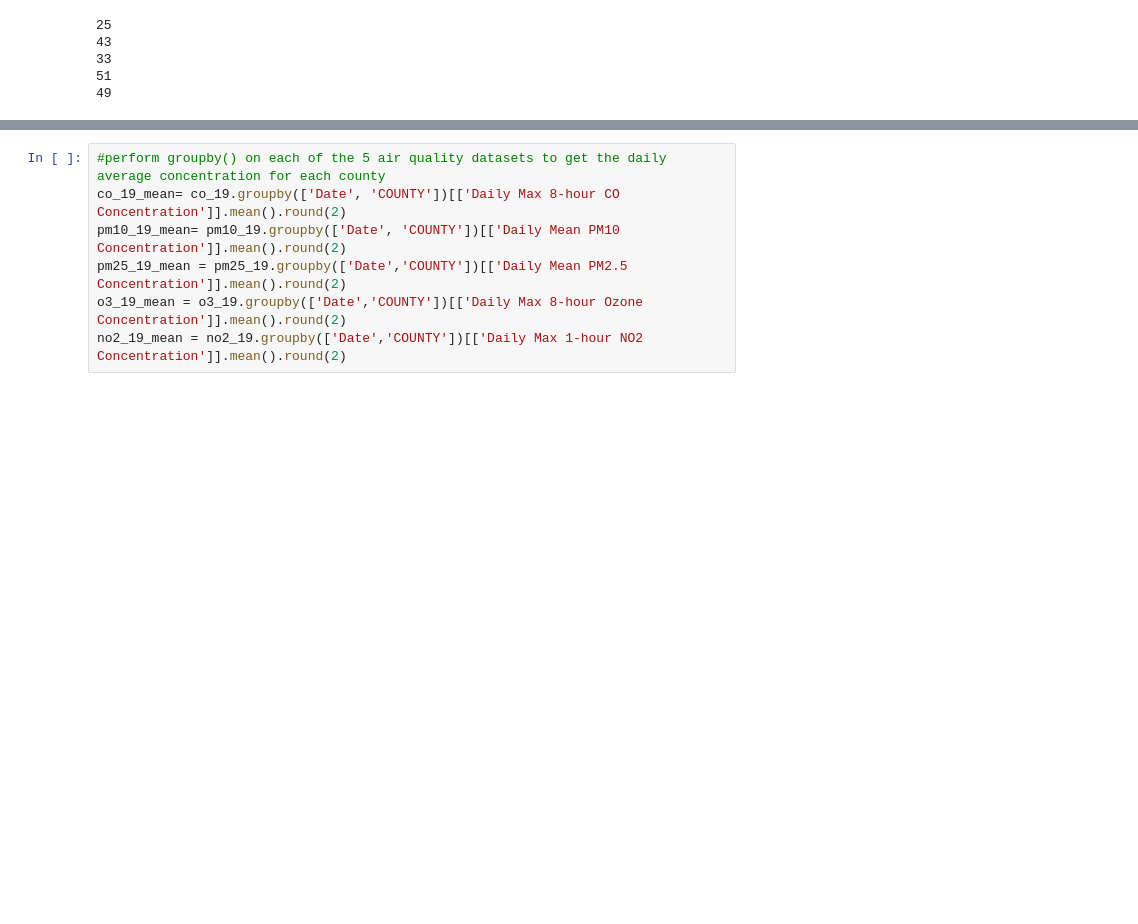
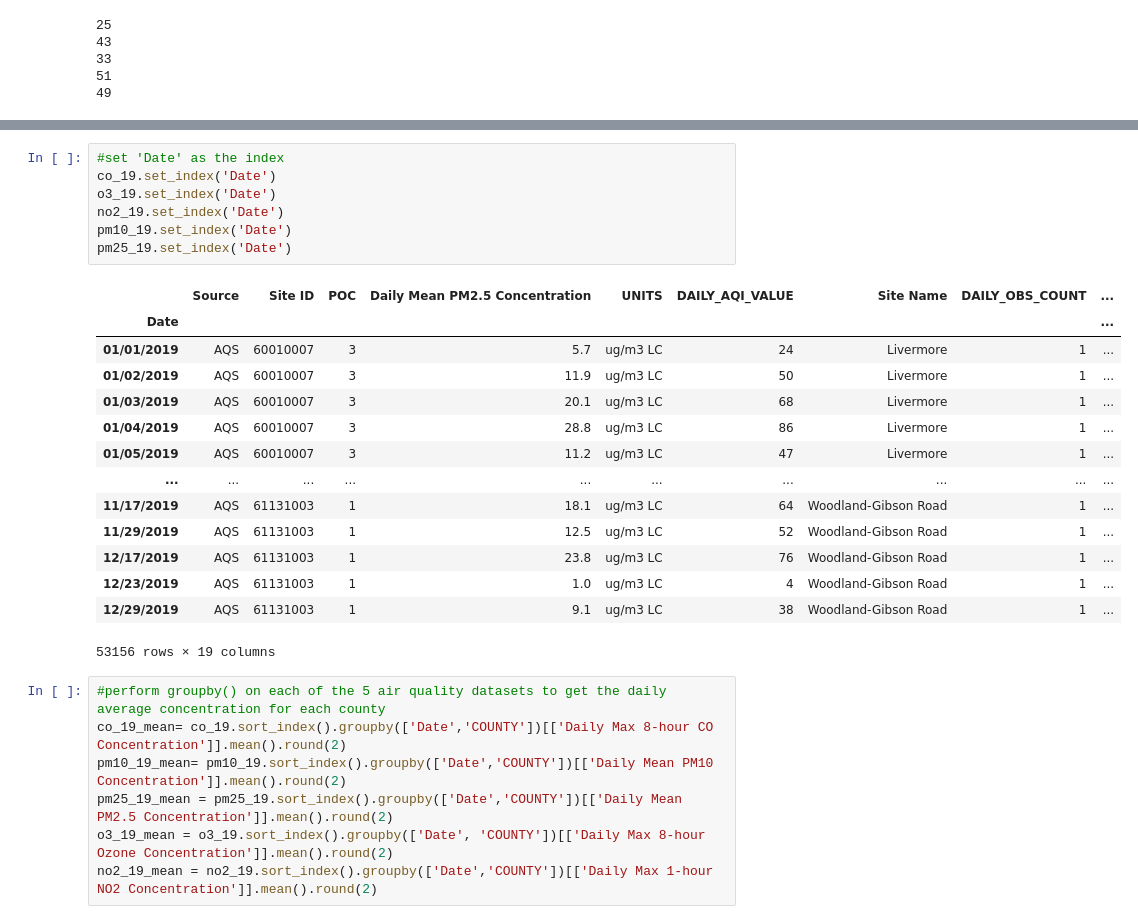
Before and after one commit to thekra-a/DS_capstone, a Jupyter notebook: data cleaning/AQ_data_cleaning.ipynb, the cells around one changed output, grey strips where cells are left out. Cells and saved outputs as stored; diff of their text form; blank space fills up the shorter version.

```diff
--- a/data cleaning/AQ_data_cleaning.ipynb
+++ b/data cleaning/AQ_data_cleaning.ipynb
@@ -42,8 +77,30 @@ print(o3_19.COUNTY.nunique())
+# %%
+#set 'Date' as the index
+co_19.set_index('Date')
+o3_19.set_index('Date')
+no2_19.set_index('Date')
+pm10_19.set_index('Date')
+pm25_19.set_index('Date')
+# %% [output]
+|  | Source | Site ID | POC | Daily Mean PM2.5 Concentration | UNITS | DAILY_AQI_VALUE | Site Name | DAILY_OBS_COUNT | ... |
+| Date |  |  |  |  |  |  |  |  | ... |
+| 01/01/2019 | AQS | 60010007 | 3 | 5.7 | ug/m3 LC | 24 | Livermore | 1 | ... |
+| 01/02/2019 | AQS | 60010007 | 3 | 11.9 | ug/m3 LC | 50 | Livermore | 1 | ... |
+| 01/03/2019 | AQS | 60010007 | 3 | 20.1 | ug/m3 LC | 68 | Livermore | 1 | ... |
+| 01/04/2019 | AQS | 60010007 | 3 | 28.8 | ug/m3 LC | 86 | Livermore | 1 | ... |
+| 01/05/2019 | AQS | 60010007 | 3 | 11.2 | ug/m3 LC | 47 | Livermore | 1 | ... |
+| ... | ... | ... | ... | ... | ... | ... | ... | ... | ... |
+| 11/17/2019 | AQS | 61131003 | 1 | 18.1 | ug/m3 LC | 64 | Woodland-Gibson Road | 1 | ... |
+| 11/29/2019 | AQS | 61131003 | 1 | 12.5 | ug/m3 LC | 52 | Woodland-Gibson Road | 1 | ... |
+| 12/17/2019 | AQS | 61131003 | 1 | 23.8 | ug/m3 LC | 76 | Woodland-Gibson Road | 1 | ... |
+| 12/23/2019 | AQS | 61131003 | 1 | 1.0 | ug/m3 LC | 4 | Woodland-Gibson Road | 1 | ... |
+| 12/29/2019 | AQS | 61131003 | 1 | 9.1 | ug/m3 LC | 38 | Woodland-Gibson Road | 1 | ... |
+53156 rows × 19 columns
 # %%
 #perform groupby() on each of the 5 air quality datasets to get the daily average concentration for each county
-co_19_mean= co_19.groupby(['Date', 'COUNTY'])[['Daily Max 8-hour CO Concentration']].mean().round(2)
-pm10_19_mean= pm10_19.groupby(['Date', 'COUNTY'])[['Daily Mean PM10 Concentration']].mean().round(2)
-pm25_19_mean = pm25_19.groupby(['Date','COUNTY'])[['Daily Mean PM2.5 Concentration']].mean().round(2)
-o3_19_mean = o3_19.groupby(['Date','COUNTY'])[['Daily Max 8-hour Ozone Concentration']].mean().round(2)
-no2_19_mean = no2_19.groupby(['Date','COUNTY'])[['Daily Max 1-hour NO2 Concentration']].mean().round(2)
+co_19_mean= co_19.sort_index().groupby(['Date','COUNTY'])[['Daily Max 8-hour CO Concentration']].mean().round(2)
+pm10_19_mean= pm10_19.sort_index().groupby(['Date','COUNTY'])[['Daily Mean PM10 Concentration']].mean().round(2)
+pm25_19_mean = pm25_19.sort_index().groupby(['Date','COUNTY'])[['Daily Mean PM2.5 Concentration']].mean().round(2)
+o3_19_mean = o3_19.sort_index().groupby(['Date', 'COUNTY'])[['Daily Max 8-hour Ozone Concentration']].mean().round(2)
+no2_19_mean = no2_19.sort_index().groupby(['Date','COUNTY'])[['Daily Max 1-hour NO2 Concentration']].mean().round(2)
 # %%
```
Also changed, not shown: parts of 45 cells of this notebook.
